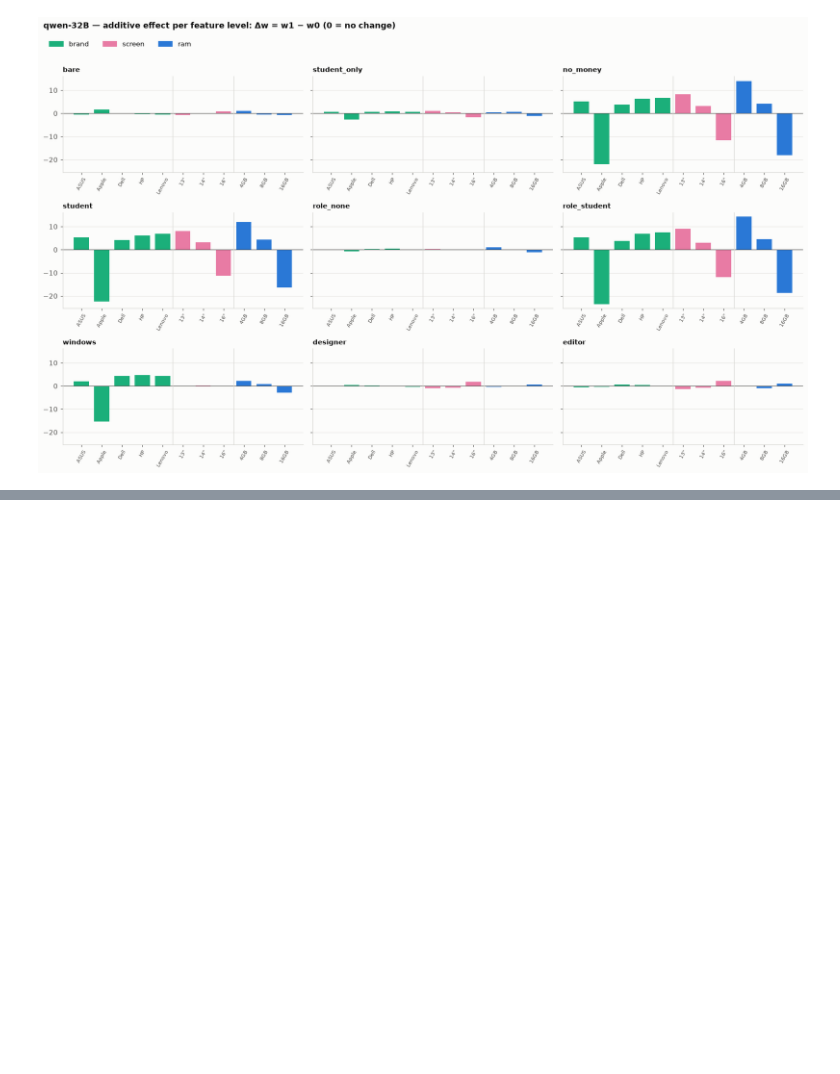
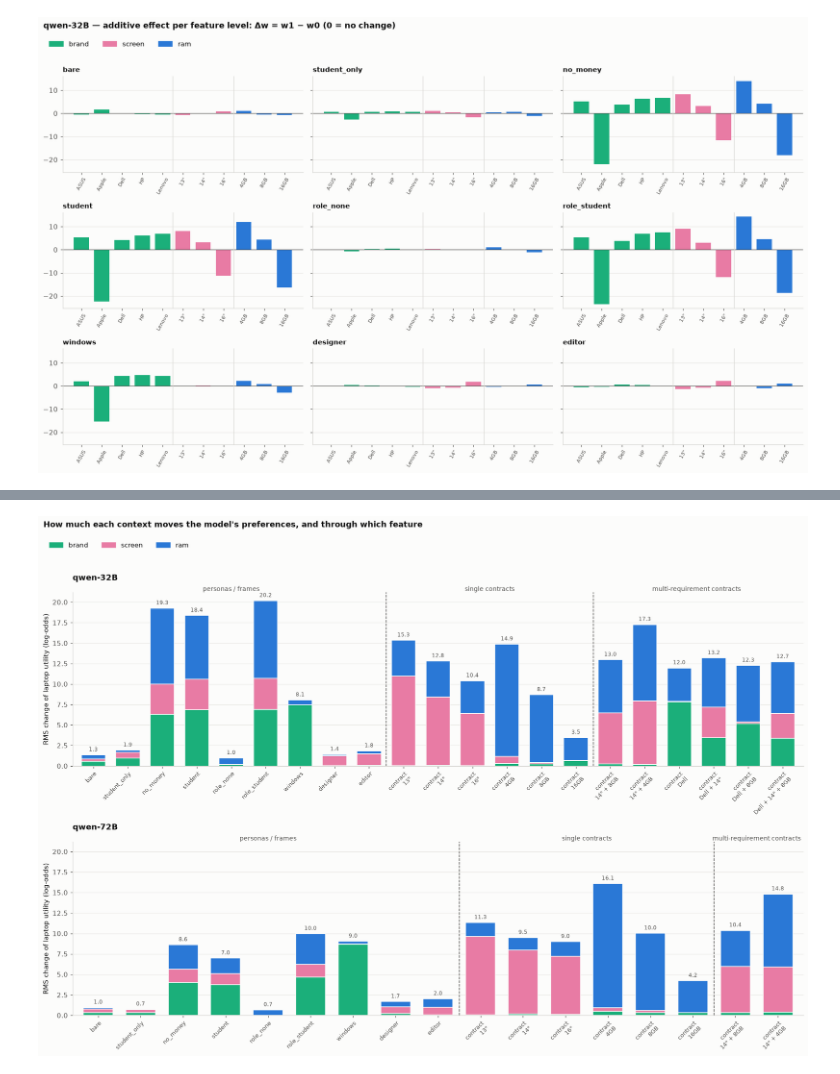
Before and after one commit to lotanamit5/WhatDoLLMsWant, a Jupyter notebook: Notebooks/context_effect.ipynb, the cells around one changed output, grey strips where cells are left out. Cells and saved outputs as stored; diff of their text form; code cells hidden in the pictures; blank space fills up the shorter version.

```diff
--- a/Notebooks/context_effect.ipynb
+++ b/Notebooks/context_effect.ipynb
@@ -317,23 +179,3 @@ for base in FOLDERS:
             continue
         assert m + (ctx,) not in U, f"two complete runs for {m} {ctx}"
         U[m + (ctx,)] = borda(d)
-
-rows = []
-for m in PMODELS:
-    u0 = U[m + ("default",)]
-    for ctx in FRAMES:
-        if m + (ctx,) not in U:
-            continue
-        u1 = U[m + (ctx,)]
-        lam = u1 @ u0 / (u0 @ u0)
-        du = u1 - u0
-        rows.append({"model": f"{m[0]}-{m[1]}B", "context": ctx, "lambda": lam,
-                     "R2 no change (u1 = u0)": 1 - ((u1 - u0) ** 2).sum() / (u1 ** 2).sum(),
-                     "R2 multiplicative (u1 = λ u0)": 1 - ((u1 - lam * u0) ** 2).sum() / (u1 ** 2).sum(),
-                     "|Δu| / |u0|": np.linalg.norm(du) / np.linalg.norm(u0),
-                     "rescaling share %": 100 * (du @ u0) ** 2 / ((du @ du) * (u0 @ u0)),
-                     "Apple mean Δu": du[[IDX[l] for l in LAPTOPS if l[0] == "Apple"]].mean(),
-                     "non-Apple mean Δu": du[[IDX[l] for l in LAPTOPS if l[0] != "Apple"]].mean()})
-TL = pd.DataFrame(rows)
-TL.to_csv(os.path.join(FIGDIR, "context_per_laptop.csv"), index=False)
-print(TL.round(2).to_string(index=False))
@@ -579,0 +345,61 @@ laptop_bars(lambda c: np.clip((U[m + (c,)] / u0)[order], -3, 3), "u1 / u0, clipp
+# %%
+S1_GROUPS = [("personas / frames", FRAMES), ("single contracts", CONTRACTS), ("multi-requirement contracts", MULTI)]
+FEAT_COL = {"brand": "#1baf7a", "screen": "#e87ba4", "ram": "#2a78d6"}
+
+
+def con_label(cid):
+    """'ram=8GB+screen=14-inch' -> 'contract\n14" + 8GB'; frames stay as they are."""
+    if "=" not in cid:
+        return cid
+    d = dict(x.split("=") for x in cid.split("+"))
+    parts = [d[f].replace("-inch", '"') for f in ("brand", "screen", "ram") if f in d]
+    return "contract\n" + " + ".join(parts)
+
+
+def feature_parts(m, ctx):
+    """mean over the 45 laptops of Δw_f(level)^2, per feature (balanced design: = mean over the levels)."""
+    d = W[m + (ctx,)] - W[m + ("default",)]
+    return {f: np.mean([d[k] ** 2 for k, (ft, _) in enumerate(LV) if ft == f]) for f in LEVELS}
+
+
+models = [("qwen", "32"), ("qwen", "72")]
+fig, axes = plt.subplots(len(models), 1, figsize=(16, 5.2 * len(models)), sharey=True)
+for ax, mm in zip(axes, models):
+    ctxs, cuts = [], []
+    for _, grp in S1_GROUPS:
+        have = [c for c in grp if mm + (c,) in W]
+        ctxs += have
+        cuts.append(len(ctxs))
+    for i, ctx in enumerate(ctxs):
+        parts = feature_parts(mm, ctx)
+        tot = sum(parts.values())
+        h = np.sqrt(tot)
+        bottom = 0
+        for f in LEVELS:
+            seg = h * parts[f] / tot if tot > 0 else 0
+            ax.bar(i, seg, 0.7, bottom=bottom, color=FEAT_COL[f], edgecolor=SURFACE, lw=1, zorder=2)
+            bottom += seg
+        ax.text(i, h + 0.3, f"{h:.1f}", ha="center", va="bottom", fontsize=8, color=INK_MUTED)
+    start = 0
+    for (gname, _), cut in zip(S1_GROUPS, cuts):
+        if cut > start:
+            ax.text((start + cut - 1) / 2, 1.0, gname, transform=ax.get_xaxis_transform(), ha="center",
+                    va="bottom", fontsize=9, color=INK_MUTED)
+            if cut < len(ctxs):
+                ax.axvline(cut - 0.5, color=INK_MUTED, lw=1, ls="--")
+        start = cut
+    ax.set_xticks(range(len(ctxs)), [con_label(c) for c in ctxs], rotation=45, ha="right", rotation_mode="anchor",
+                  fontsize=8.5)
+    ax.set_xlim(-0.6, len(ctxs) - 0.4)
+    ax.grid(True, axis="y", color="#e8e7e3")
+    ax.set_ylabel("RMS change of laptop utility (log-odds)")
+    ax.set_title(f"{mm[0]}-{mm[1]}B", loc="left", fontweight="bold", pad=18)
+hs = [plt.Rectangle((0, 0), 1, 1, color=c, label=f) for f, c in FEAT_COL.items()]
+fig.legend(handles=hs, loc="upper left", ncol=3, frameon=False, bbox_to_anchor=(0.01, 1.03))
+fig.suptitle("How much each context moves the model's preferences, and through which feature", x=0.01, y=1.06,
+             ha="left", fontweight="bold")
+fig.tight_layout()
+fig.savefig(os.path.join(FIGDIR, "S1_context_summary.png"), facecolor=SURFACE)
+plt.show()
+# %% [output]
+[figure, added]
```
Also changed, not shown: parts of 22 cells of this notebook, 30 other files.
